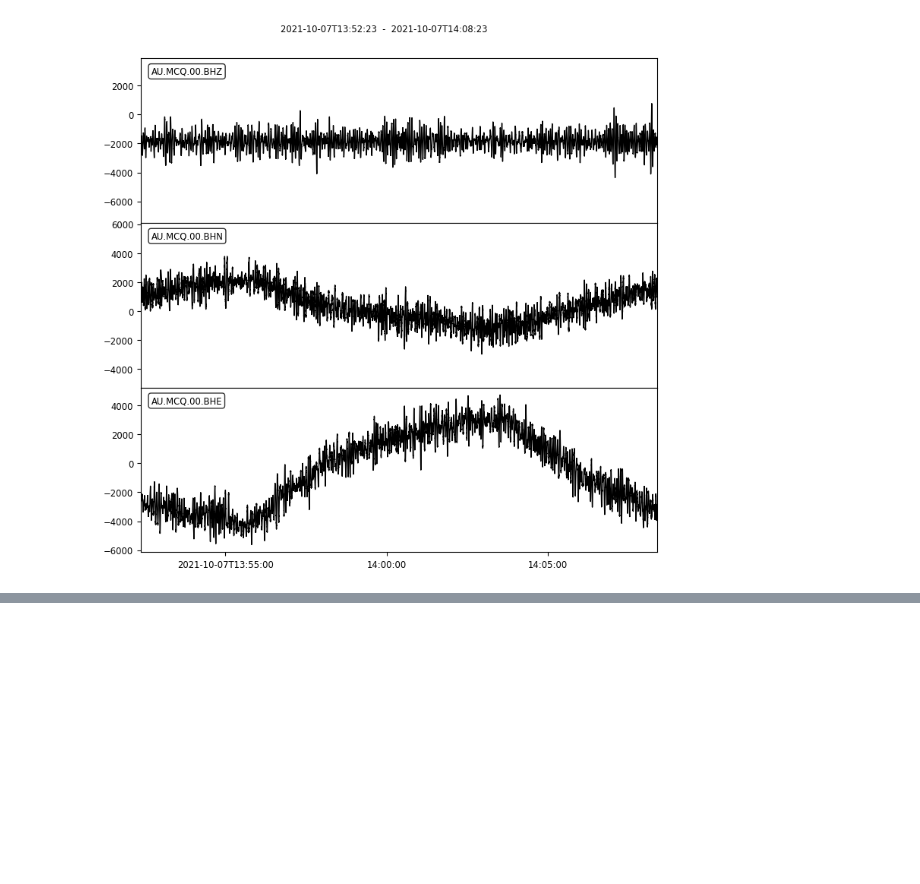
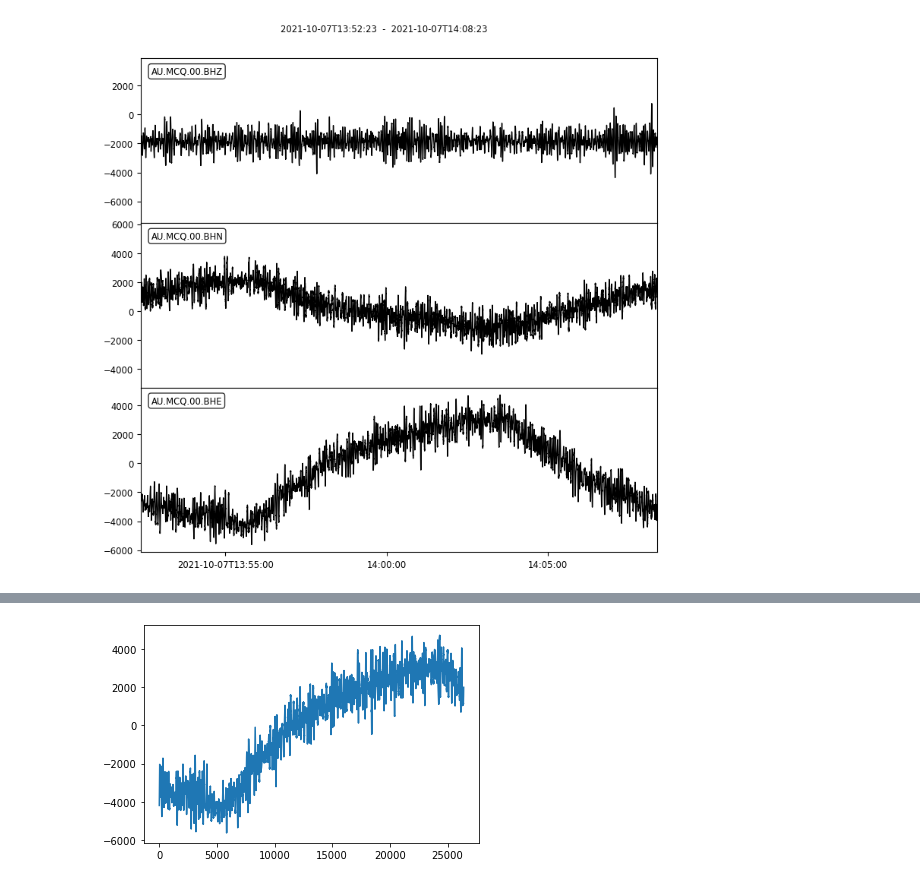
Before and after one commit to zulfaan/signal-time-to-frequency, a Jupyter notebook: obspy-learn-input-data.ipynb, the cells around one changed output, grey strips where cells are left out. Saved outputs shown, nothing was run; the diff lists cells and outputs as text; code cells hidden in the pictures; blank space fills up the shorter version.

```diff
--- a/obspy-learn-input-data.ipynb
+++ b/obspy-learn-input-data.ipynb
@@ -96,0 +115,2 @@ AU.MCQ.00.BHZ | 2021-10-07T13:52:23.000000Z - 2021-10-07T14:08:23.000000Z | 40.0
+# %%
+datainvfreq = fftpack.ifft(datafreq)
@@ -96,0 +123,5 @@ AU.MCQ.00.BHZ | 2021-10-07T13:52:23.000000Z - 2021-10-07T14:08:23.000000Z | 40.0
+# %%
+plt.plot(np.real(datainvfreq))
+plt.show()
+# %% [output]
+[figure, added]
```
Also changed, not shown: parts of 4 cells of this notebook.
